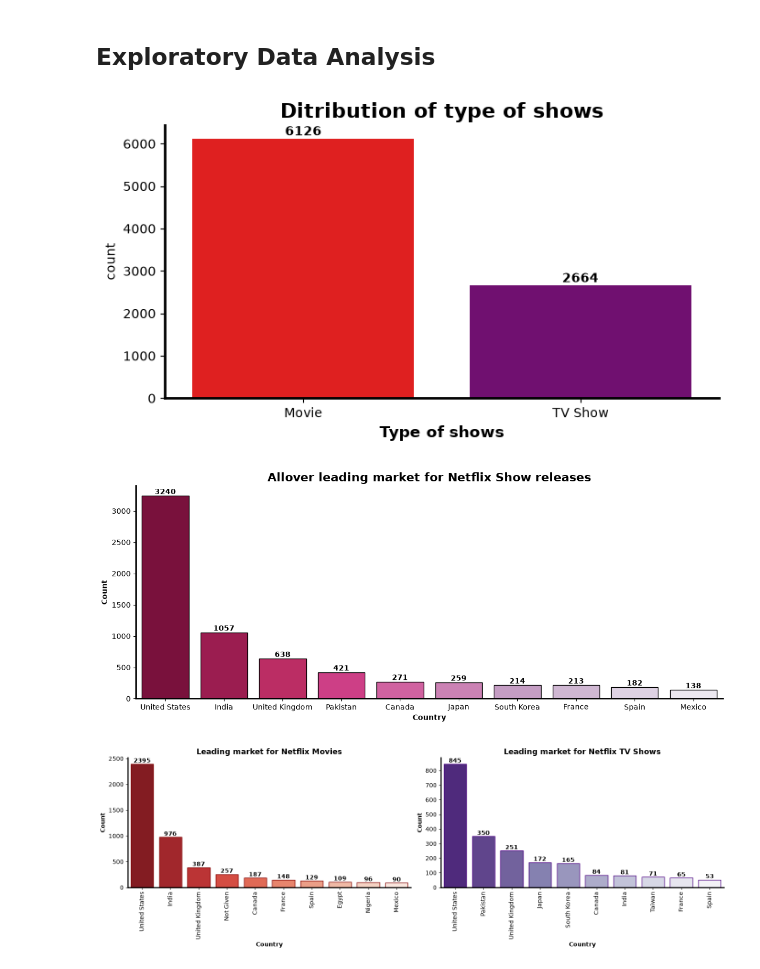
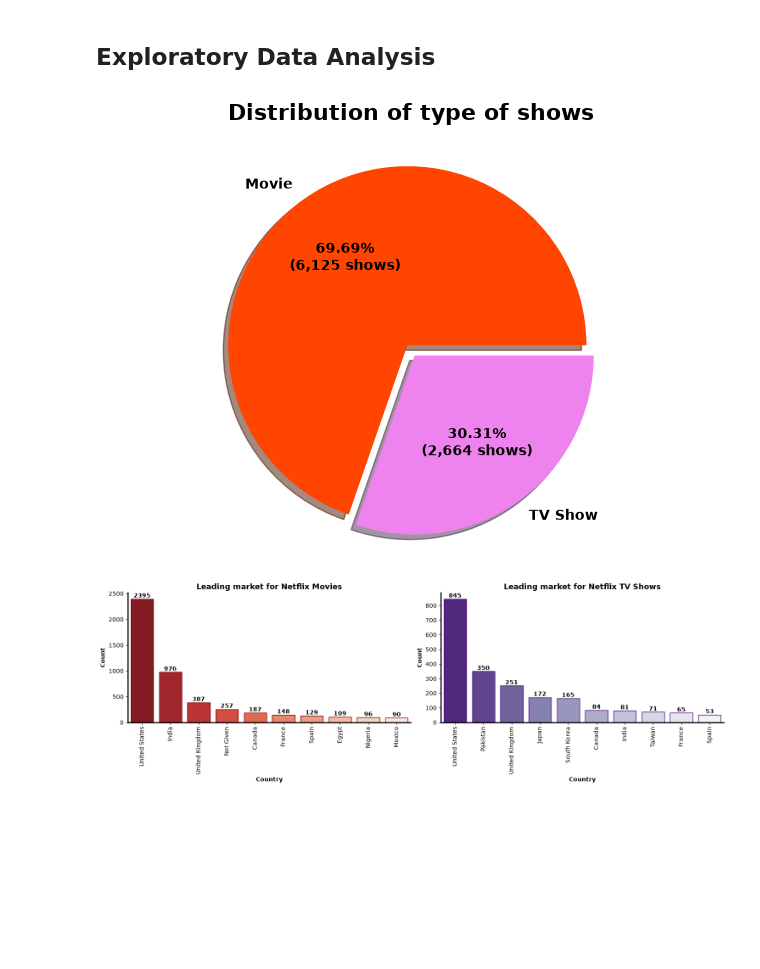
Before and after one commit to VaradVaste/Netflix_recommendation_system, a Jupyter notebook: notebooks/eda.ipynb, the cells around one changed output. Saved outputs shown, nothing was run; the diff lists cells and outputs as text; code cells hidden in the pictures; blank space fills up the shorter version.

```diff
--- a/notebooks/eda.ipynb
+++ b/notebooks/eda.ipynb
@@ -51,38 +51,25 @@ memory usage: 2.8 MB
 df["date_added"] = pd.to_datetime(df["date_added"])
 # %% [markdown]
 ## ****Exploratory Data Analysis****
-# %%
-plt.figure(figsize=(7,4))
-sns.countplot(data=df, x="type", hue="type", palette={"Movie": "red", "TV Show": "purple"})
-
-for i, val in enumerate(df["type"].value_counts()):
-    plt.text(i, val, str(val), ha="center", va="bottom", fontweight="bold")
-
-plt.xlabel("Type of shows", fontsize=12, fontweight="bold")
-plt.ylabel("count")
-plt.title("Ditribution of type of shows", fontsize=16, fontweight="bold")
-sns.despine()
-plt.tight_layout()
-plt.show()
-# %% [output]
-[figure, removed]
-# %%
-top_10_countries = df[df["country"] != "Not Given"].groupby("country")["title"].count().nlargest(10)
-
-plt.figure(figsize=(12, 5))
-sns.barplot(x=top_10_countries.index, y=top_10_countries.values, hue=top_10_countries.index, palette="PuRd_r", ec="black", legend=False)
-
-for i, v in enumerate(top_10_countries.values):
-    plt.text(i, v, str(v), ha="center", va="bottom", fontweight="bold")
-
-plt.title("Allover leading market for Netflix Show releases", fontweight="bold", fontsize=16)
-plt.xlabel("Country", fontweight="bold")
-plt.ylabel("Count", fontweight="bold")
-sns.despine()
-plt.tight_layout()
-plt.show()
-# %% [output]
-[figure, removed]
+# %%
+vc = df["type"].value_counts()
+labels = ["Movie", "TV Show"]
+colors = ["orangered", "violet"]
+
+plt.pie(vc,
+        labels=labels,
+        colors=colors,
+        shadow=True,
+        autopct=lambda pct: f"{pct:.2f}%\n({int(pct/100*len(df)):,} shows)",
+        startangle=360,
+        textprops={"fontsize": 10, "fontweight": "bold"},
+        explode=(0,0.07))
+plt.title("Distribution of type of shows", fontweight="bold", fontsize=16, pad=20)
+plt.axis("equal")
+plt.tight_layout()
+plt.show()
+# %% [output]
+[figure, added]
 # %%
 top_10_countries_movies = df[df["type"] == "Movie"].groupby("country")["title"].count().sort_values(ascending=False).head(10)
 top_10_countries_tvshow = df[df["type"] == "TV Show"].groupby("country")["title"].count().sort_values(ascending=False).head(10)
```
Also changed, not shown: parts of 2 cells of this notebook.
